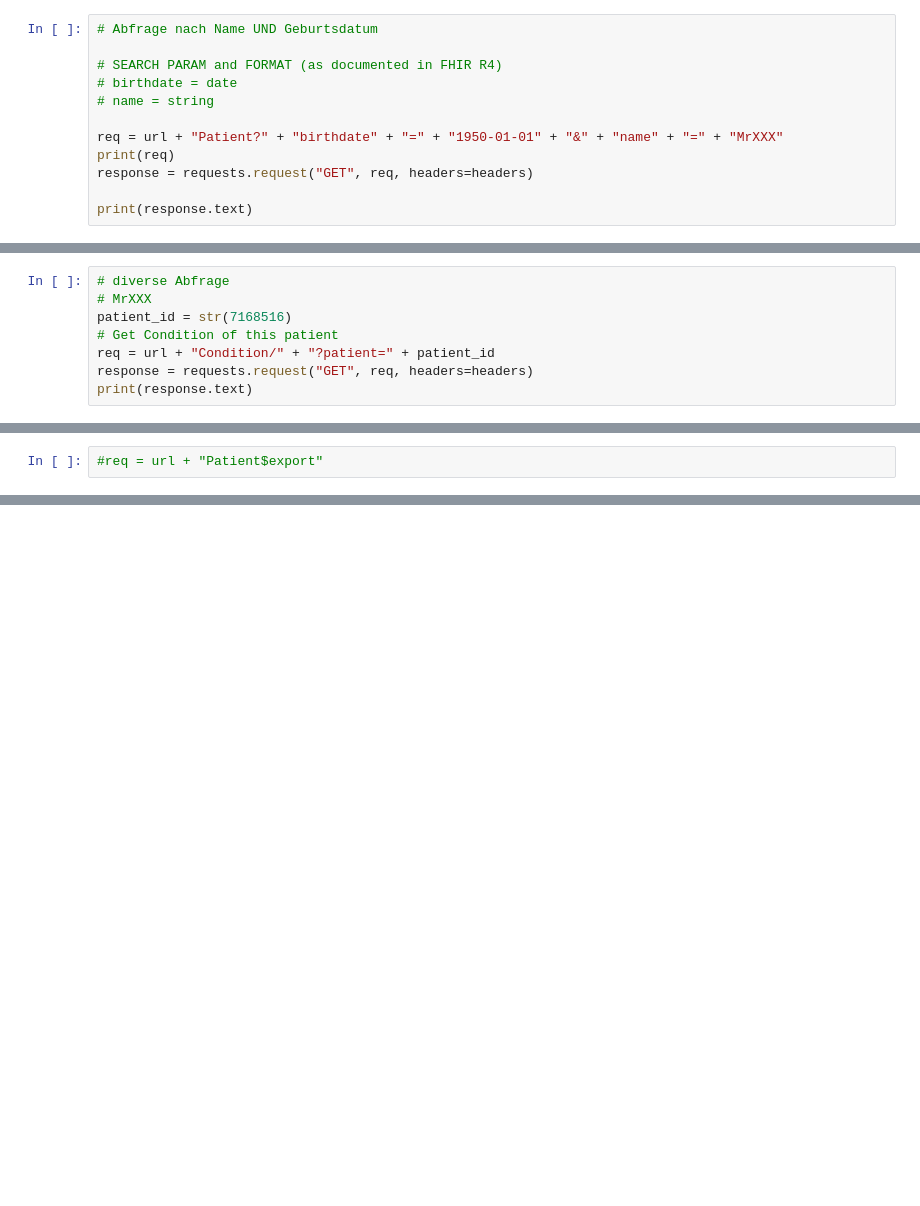
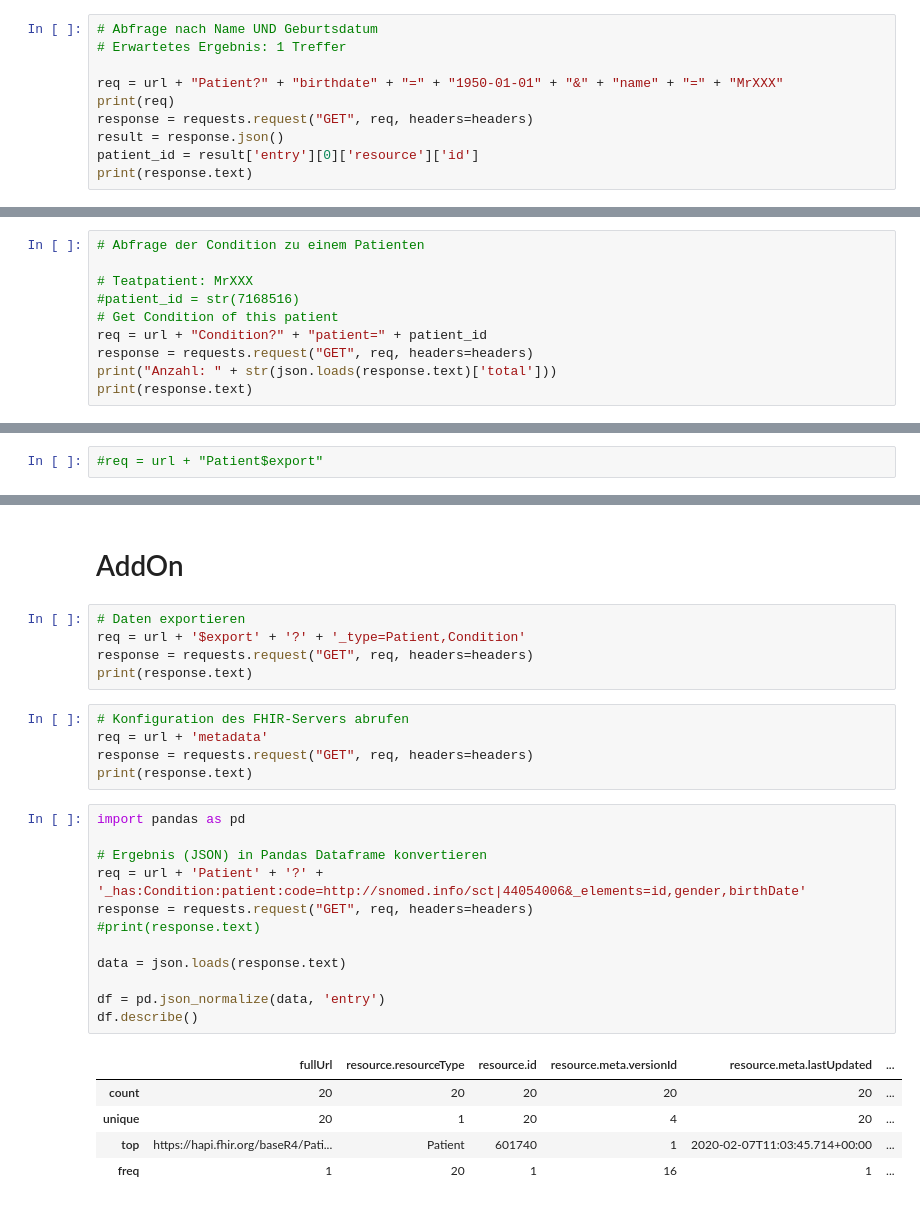
Before and after one commit to alexontour/snippets, a Jupyter notebook: snip_fhir_search.ipynb, the cells around one changed output, grey strips where cells are left out. Drawn from its saved outputs; the diff is of its cells as text; blank space fills up the shorter version.

```diff
--- a/snip_fhir_search.ipynb
+++ b/snip_fhir_search.ipynb
@@ -39,12 +50,10 @@ IFrame('https://www.hl7.org/fhir/patient.html#search', width=1200, height=500)
 # %%
 # Abfrage nach Name UND Geburtsdatum
-
-# SEARCH PARAM and FORMAT (as documented in FHIR R4)
-# birthdate = date
-# name = string
+# Erwartetes Ergebnis: 1 Treffer
 
 req = url + "Patient?" + "birthdate" + "=" + "1950-01-01" + "&" + "name" + "=" + "MrXXX"
 print(req)
 response = requests.request("GET", req, headers=headers)
-
+result = response.json()
+patient_id = result['entry'][0]['resource']['id']
 print(response.text)
@@ -51,9 +64,11 @@ print(response.text)
 # %%
-# diverse Abfrage
-# MrXXX
-patient_id = str(7168516)
+# Abfrage der Condition zu einem Patienten
+
+# Teatpatient: MrXXX
+#patient_id = str(7168516)
 # Get Condition of this patient
-req = url + "Condition/" + "?patient=" + patient_id
+req = url + "Condition?" + "patient=" + patient_id
 response = requests.request("GET", req, headers=headers)
+print("Anzahl: " + str(json.loads(response.text)['total']))
 print(response.text)
 # %%
@@ -133,0 +352,30 @@ print(response.text)
+# %% [markdown]
+# AddOn
+# %%
+# Daten exportieren
+req = url + '$export' + '?' + '_type=Patient,Condition'
+response = requests.request("GET", req, headers=headers)
+print(response.text)
+# %%
+# Konfiguration des FHIR-Servers abrufen
+req = url + 'metadata'
+response = requests.request("GET", req, headers=headers)
+print(response.text)
+# %%
+import pandas as pd
+
+# Ergebnis (JSON) in Pandas Dataframe konvertieren
+req = url + 'Patient' + '?' + '_has:Condition:patient:code=http://snomed.info/sct|44054006&_elements=id,gender,birthDate'
+response = requests.request("GET", req, headers=headers)
+#print(response.text)
+
+data = json.loads(response.text)
+
+df = pd.json_normalize(data, 'entry')
+df.describe()
+# %% [output]
+|  | fullUrl | resource.resourceType | resource.id | resource.meta.versionId | resource.meta.lastUpdated | ... |
+| count | 20 | 20 | 20 | 20 | 20 | ... |
+| unique | 20 | 1 | 20 | 4 | 20 | ... |
+| top | https://hapi.fhir.org/baseR4/Pati... | Patient | 601740 | 1 | 2020-02-07T11:03:45.714+00:00 | ... |
+| freq | 1 | 20 | 1 | 16 | 1 | ... |
```
Also changed, not shown: parts of 32 cells of this notebook.
